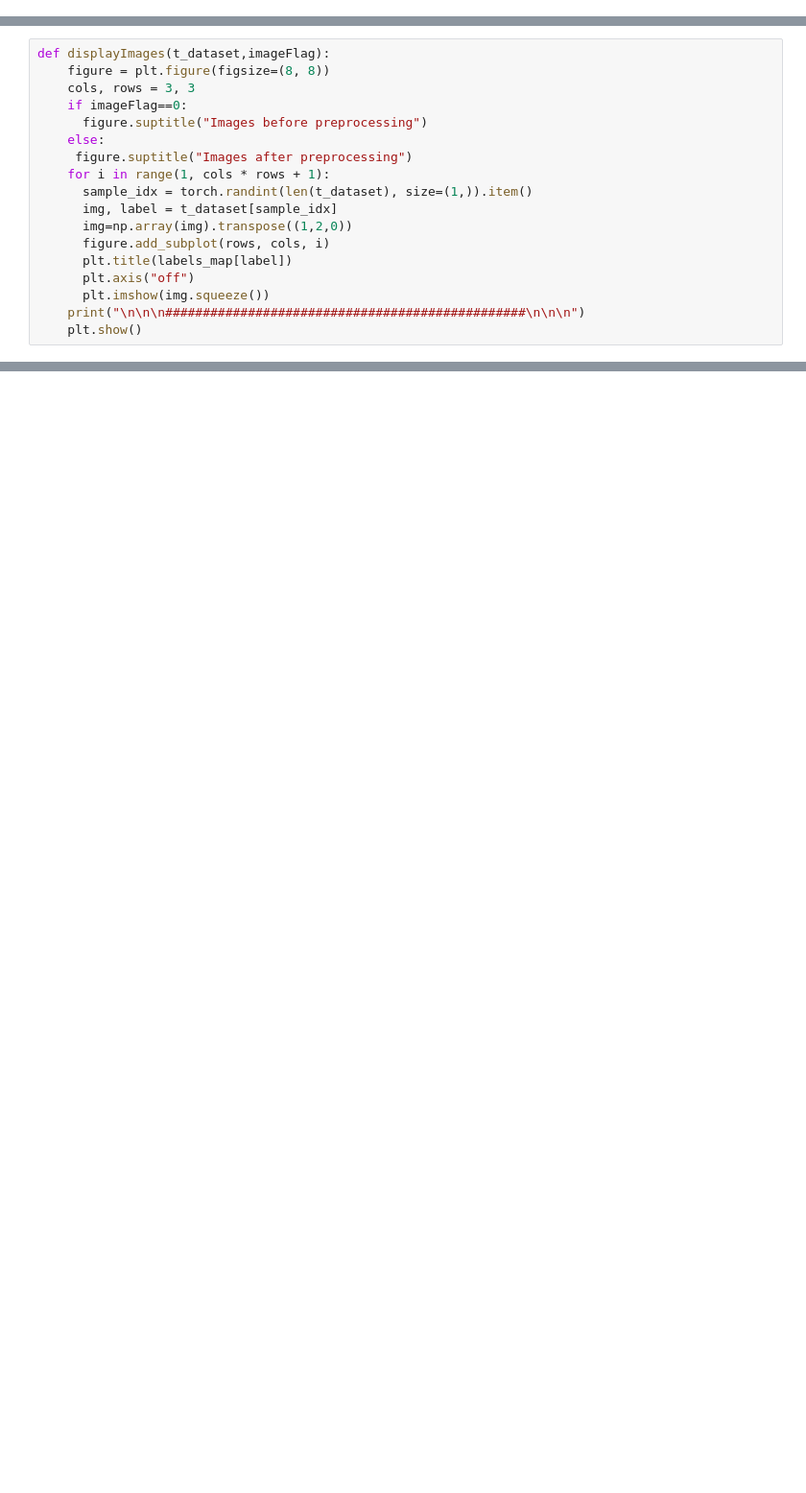
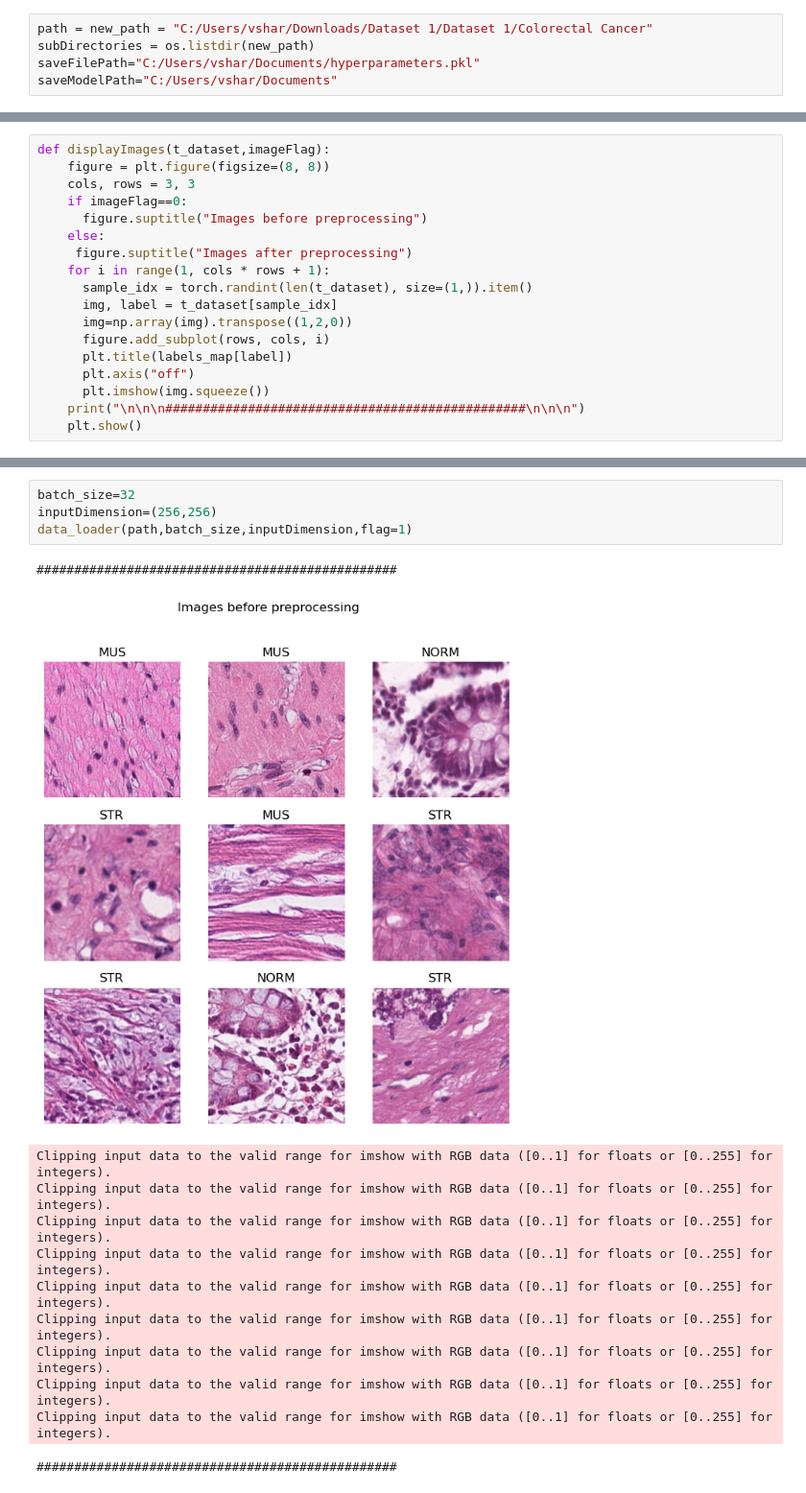
Before and after one commit to Vasudev-Sharma-13/COMP6321-GroupE, a Jupyter notebook: Task1.ipynb, the cells around one changed output, grey strips where cells are left out. Shown at 96% size. Saved outputs shown, nothing was run; the diff lists cells and outputs as text; blank space fills up the shorter version.

```diff
--- a/Task1.ipynb
+++ b/Task1.ipynb
@@ -34 +36,6 @@ from PIL import Image as PilImage
+# %%
+path = new_path = "C:/Users/vshar/Downloads/Dataset 1/Dataset 1/Colorectal Cancer"
+subDirectories = os.listdir(new_path)
+saveFilePath="C:/Users/vshar/Documents/hyperparameters.pkl"
+saveModelPath="C:/Users/vshar/Documents"
 # %% [markdown]
@@ -75,0 +171,17 @@ def displayImages(t_dataset,imageFlag):
+# %%
+batch_size=32
+inputDimension=(256,256)
+data_loader(path,batch_size,inputDimension,flag=1)
+# %% [output]
+################################################
+[figure, added]
+Clipping input data to the valid range for imshow with RGB data ([0..1] for floats or [0..255] for integers).
+Clipping input data to the valid range for imshow with RGB data ([0..1] for floats or [0..255] for integers).
+Clipping input data to the valid range for imshow with RGB data ([0..1] for floats or [0..255] for integers).
+Clipping input data to the valid range for imshow with RGB data ([0..1] for floats or [0..255] for integers).
+Clipping input data to the valid range for imshow with RGB data ([0..1] for floats or [0..255] for integers).
+Clipping input data to the valid range for imshow with RGB data ([0..1] for floats or [0..255] for integers).
+Clipping input data to the valid range for imshow with RGB data ([0..1] for floats or [0..255] for integers).
+Clipping input data to the valid range for imshow with RGB data ([0..1] for floats or [0..255] for integers).
+Clipping input data to the valid range for imshow with RGB data ([0..1] for floats or [0..255] for integers).
+################################################
```
Also changed, not shown: parts of 12 cells of this notebook.
